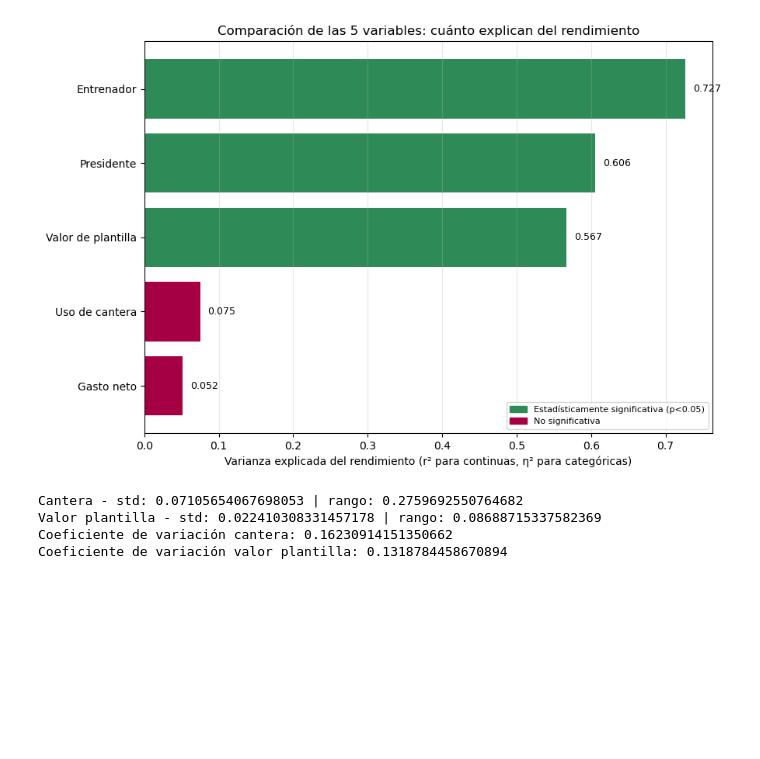
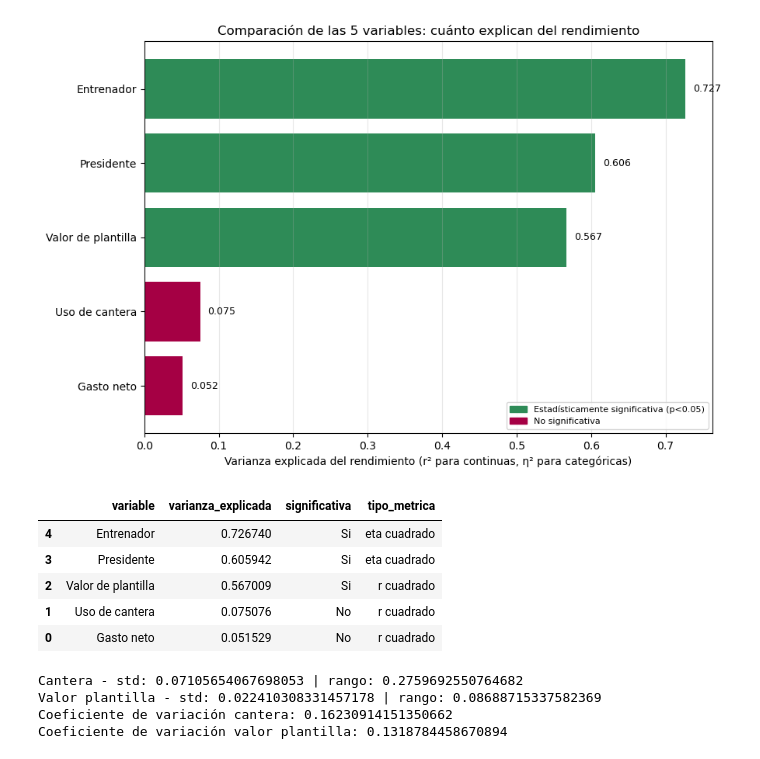
Before and after one commit to albertone448/always-barca, a Jupyter notebook: notebooks/06_dataset_final.ipynb, the cells around one changed output. Drawn from its saved outputs; the diff is of its cells as text; code cells hidden in the pictures; blank space fills up the shorter version.

Commit message:
Exportar comparacion_final_variables.csv desde notebook 06, para uso en Dashboard 4 de Tableau

```diff
--- a/notebooks/06_dataset_final.ipynb
+++ b/notebooks/06_dataset_final.ipynb
@@ -87,6 +87,25 @@ fig.savefig('../reports/figures/resumen_correlaciones_completo.png', dpi=150, bb
 plt.show()
 # %% [output]
 [figure]
+# %%
+# export para Tableau: mismo contenido que 'comparacion', pero con 'significativa' como texto
+# (Si/No en vez de True/False) y una columna que aclara que tipo de metrica es cada fila,
+# porque r2 y eta2 vienen de pruebas distintas (Pearson vs ANOVA) aunque compartan escala
+comparacion_export = comparacion.copy()
+comparacion_export['significativa'] = comparacion_export['significativa'].map({True: 'Si', False: 'No'})
+comparacion_export['tipo_metrica'] = ['eta cuadrado' if v in ('Presidente', 'Entrenador') else 'r cuadrado'
+                                       for v in comparacion_export['variable']]
+comparacion_export = comparacion_export.sort_values('varianza_explicada', ascending=False)
+
+comparacion_export.to_csv('../data/processed/comparacion_final_variables.csv', index=False)
+comparacion_export
+# %% [output]
+|  | variable | varianza_explicada | significativa | tipo_metrica |
+| 4 | Entrenador | 0.726740 | Si | eta cuadrado |
+| 3 | Presidente | 0.605942 | Si | eta cuadrado |
+| 2 | Valor de plantilla | 0.567009 | Si | r cuadrado |
+| 1 | Uso de cantera | 0.075076 | No | r cuadrado |
+| 0 | Gasto neto | 0.051529 | No | r cuadrado |
 # %%
 print('Cantera - std:', uso_cantera['porcentaje_cantera'].std(), '| rango:', uso_cantera['porcentaje_cantera'].max() - uso_cantera['porcentaje_cantera'].min())
 print('Valor plantilla - std:', valor_plantilla['valor_relativo_plantilla'].std(), '| rango:', valor_plantilla['valor_relativo_plantilla'].max() - valor_plantilla['valor_relativo_plantilla'].min())
```
Also changed, not shown: 1 other file.
